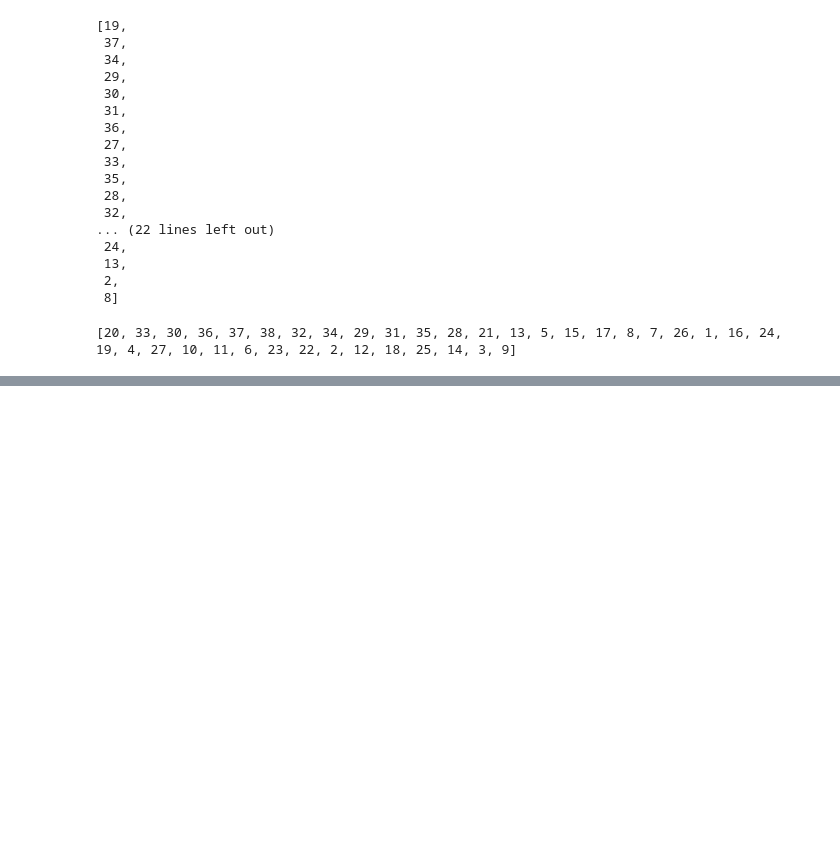
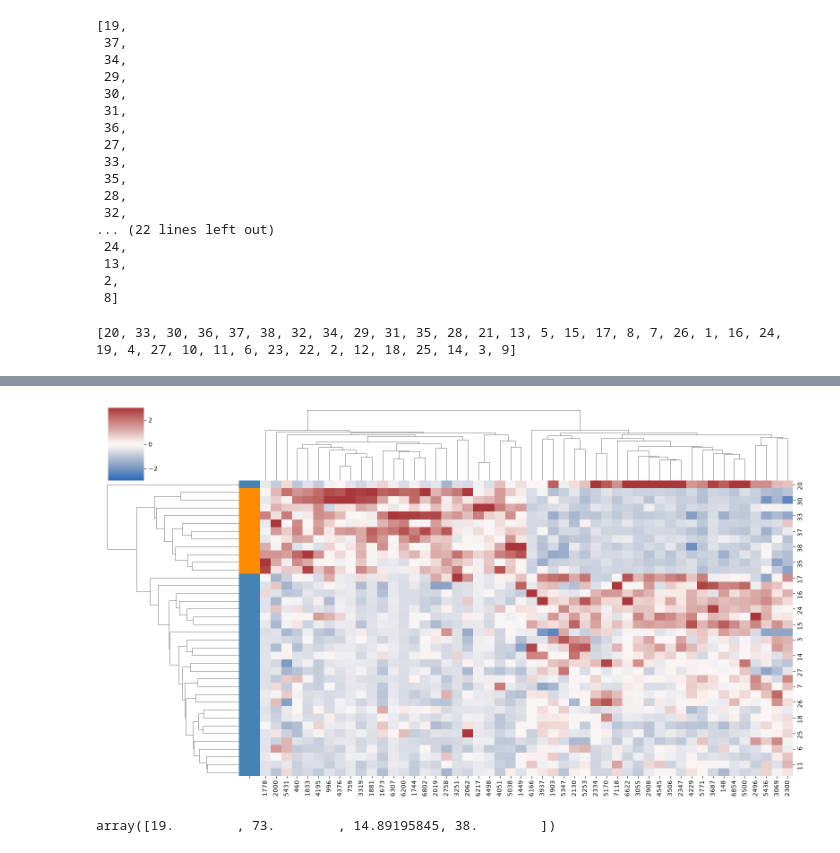
Before and after one commit to zehrarid/cancer-classification-gene-expression, a Jupyter notebook: code/dataPrep.ipynb, the cells around one changed output, grey strips where cells are left out. Saved outputs shown, nothing was run; the diff lists cells and outputs as text; code cells hidden in the pictures; blank space fills up the shorter version.

```diff
--- a/code/dataPrep.ipynb
+++ b/code/dataPrep.ipynb
@@ -553,0 +631,3 @@ print(patient_order.tolist())
+# %%
+top50_idx = np.argsort(pvals_corrected)[:50]
+X_top50 = X_train.iloc[:, top50_idx]
@@ -553,0 +639,20 @@ print(patient_order.tolist())
+# %%
+g50 = sns.clustermap(
+    X_top50,
+    z_score=1,
+    cmap="vlag",
+    method="average",
+    metric="euclidean",
+    figsize=(16, 9),
+    row_colors = class_colors,
+    xticklabels=True,
+    center=0,
+    vmin=-3,
+    vmax=3,
+)
+# %% [output]
+[figure, added]
+# %%
+g50.dendrogram_row.linkage[-1]
+# %% [output]
+array([19.        , 73.        , 14.89195845, 38.        ])
```
Also changed, not shown: parts of 10 cells of this notebook.
